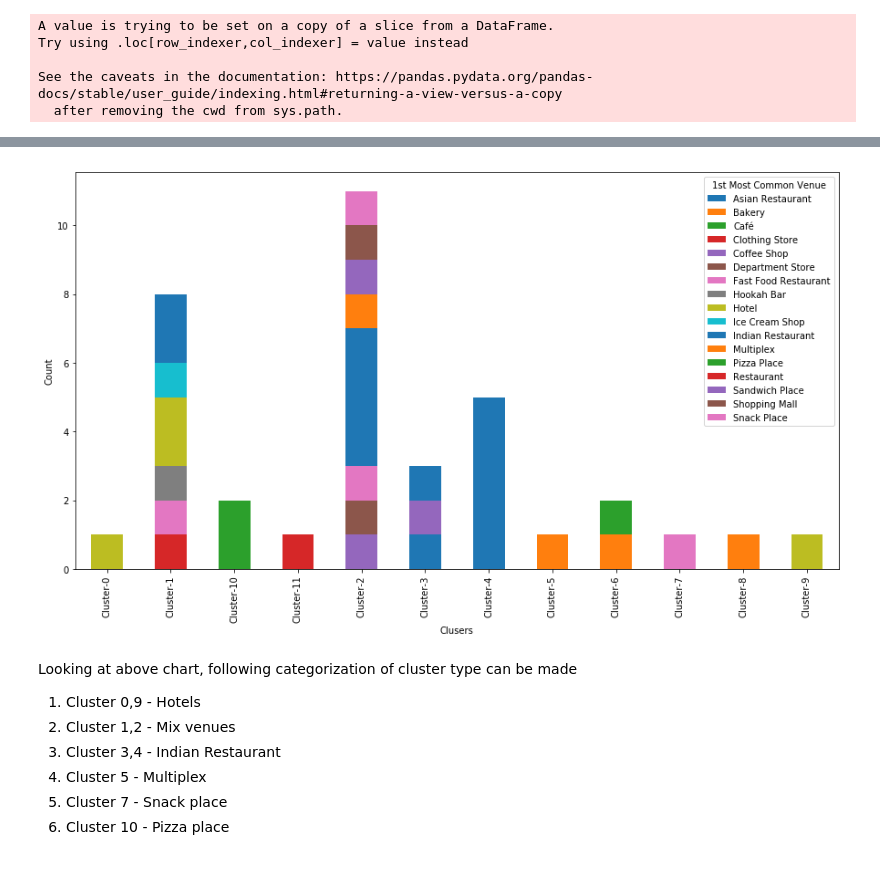
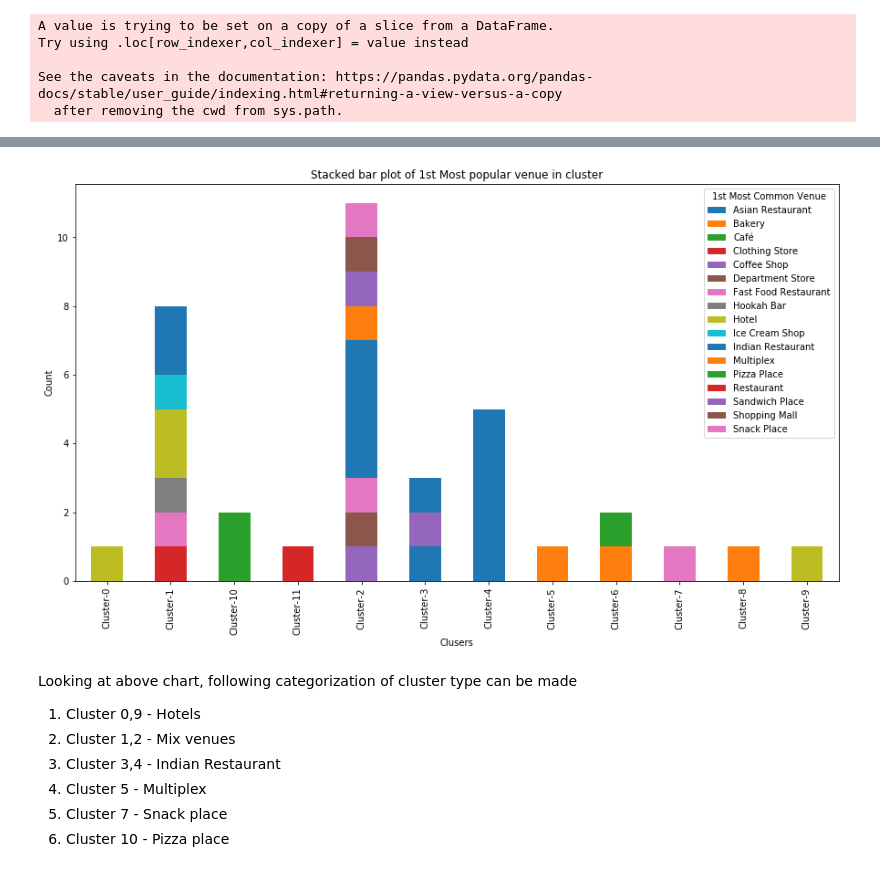
Before and after one commit to agarwal-arjun/Coursera_Capstone, a Jupyter notebook: Battle of neighbourhood-week-2.ipynb, the cells around one changed output, grey strips where cells are left out. Drawn from its saved outputs; the diff is of its cells as text; code cells hidden in the pictures.

```diff
--- a/Battle of neighbourhood-week-2.ipynb
+++ b/Battle of neighbourhood-week-2.ipynb
@@ -458,11 +447,12 @@ df_bar_plot_onehot.head()
 | Coffee Shop | 0 | 0 | 0 | 0 | 1 | 1 | 0 | 0 | ... |
 # %%
 df_bar_plot_onehot.transpose().plot(kind='bar',figsize=(15,8),stacked=True)
+plt.title('Stacked bar plot of 1st Most popular venue in cluster')
 plt.xlabel('Clusers')
 plt.ylabel('Count')
 plt.show()
 # %% [output]
-[figure, old version]
+[figure, new version]
 # %% [markdown]
 Looking at above chart, following categorization of cluster type can be made
 1. Cluster 0,9  - Hotels
```
Also changed, not shown: parts of 6 cells of this notebook.
